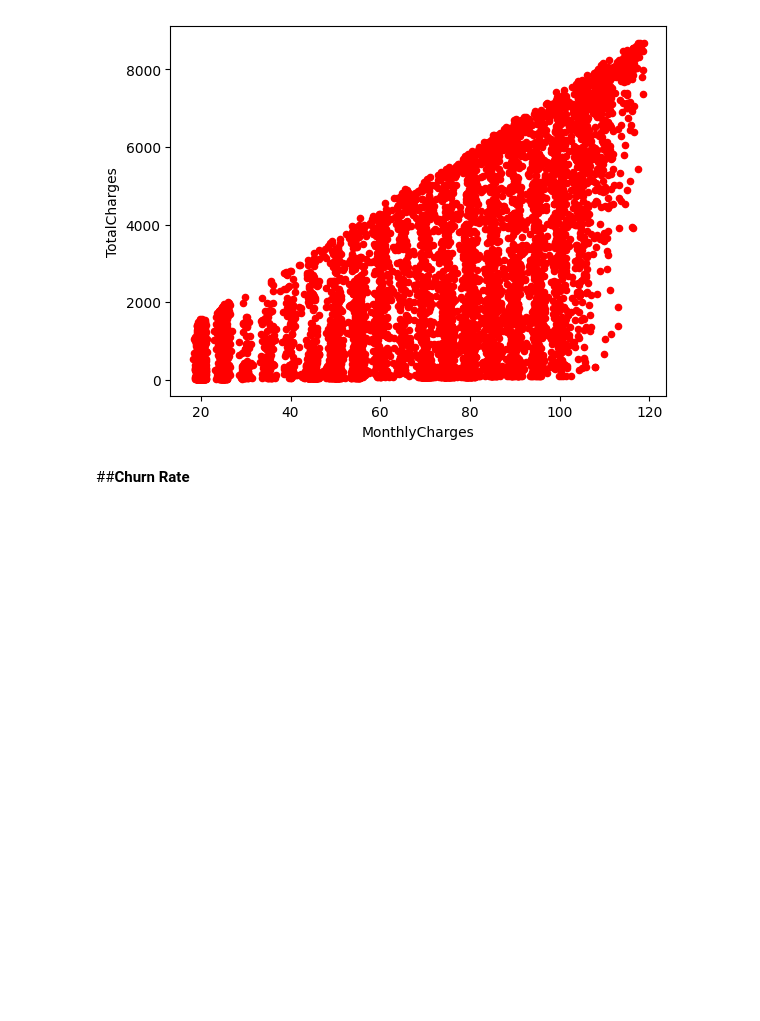
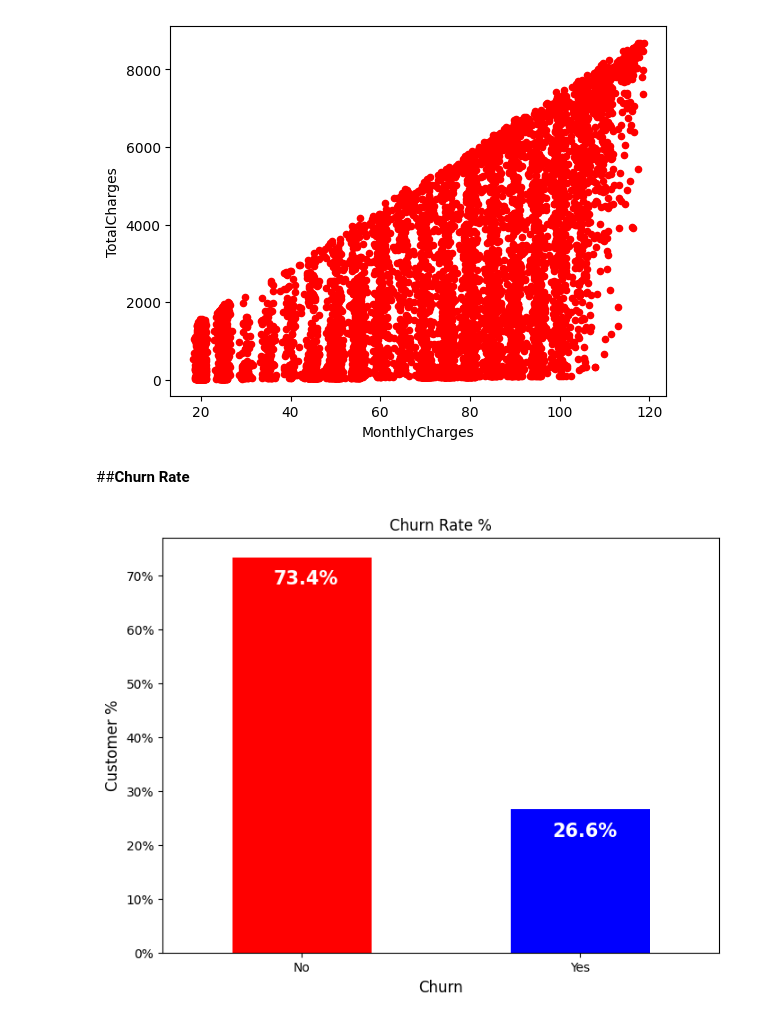
Before and after one commit to AayushPaigwar/-CodeClause-Churn_Prediction, a Jupyter notebook: Churn_Prediction.ipynb, the cells around one changed output. Saved outputs shown, nothing was run; the diff lists cells and outputs as text; code cells hidden in the pictures; blank space fills up the shorter version.

```diff
--- a/Churn_Prediction.ipynb
+++ b/Churn_Prediction.ipynb
@@ -288,3 +288,32 @@ data_churn[['MonthlyCharges','TotalCharges']].plot.scatter(x='MonthlyCharges', y
 [figure]
 # %% [markdown]
 ##**Churn Rate**
+# %%
+colors = ['red','blue']
+ax= (data_churn['Churn'].value_counts()*100.0/len(data_churn)).plot(kind='bar',
+                                                                    stacked= True,
+                                                                    rot =0,
+                                                                    color=colors,
+                                                                    figsize= (8,6))
+ax.yaxis.set_major_formatter(mtick.PercentFormatter()),
+ax.set_title('Churn Rate %'),
+ax.set_xlabel('Churn',size=12),
+ax.set_ylabel('Customer %',size=12)
+
+#List to collect the Churn rate(1,0)
+total=[]
+
+# adding all churn data in 'total'
+for k in ax.patches:
+  total.append(k.get_width())
+
+total=sum(total)
+
+# get_x used to moves left & right
+# get_y used to move up & down
+for k in ax.patches:
+  ax.text(k.get_x()+.15, k.get_height()-5.0,\
+          str(round((k.get_height()/total),1))+'%',
+          fontsize=15, color='white',weight= 'bold')
+# %% [output]
+[figure, added]
```
Also changed, not shown: parts of 13 cells of this notebook.
